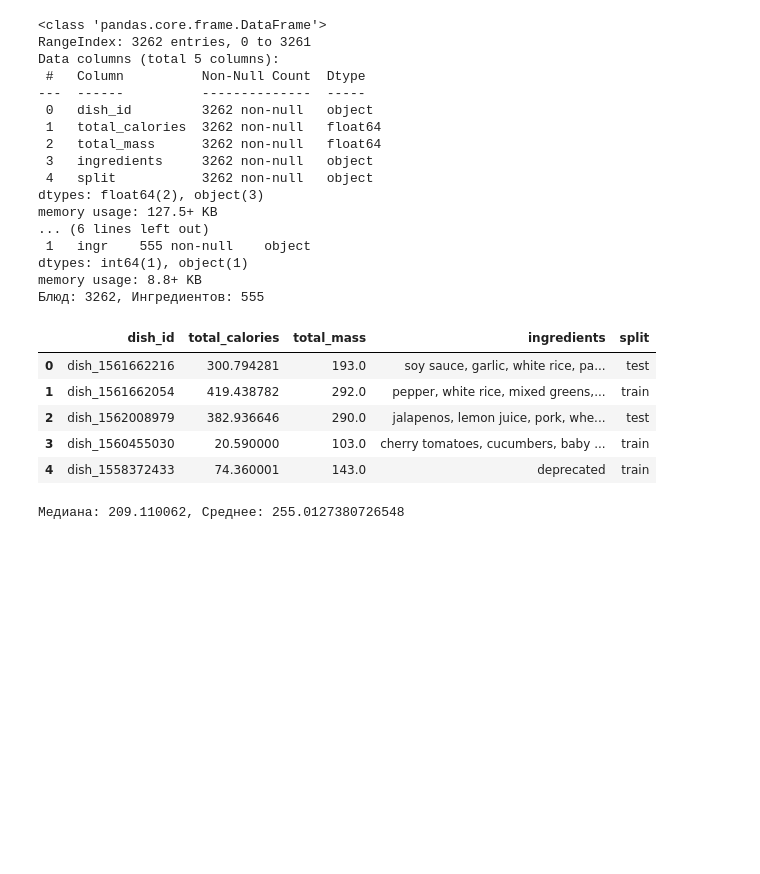
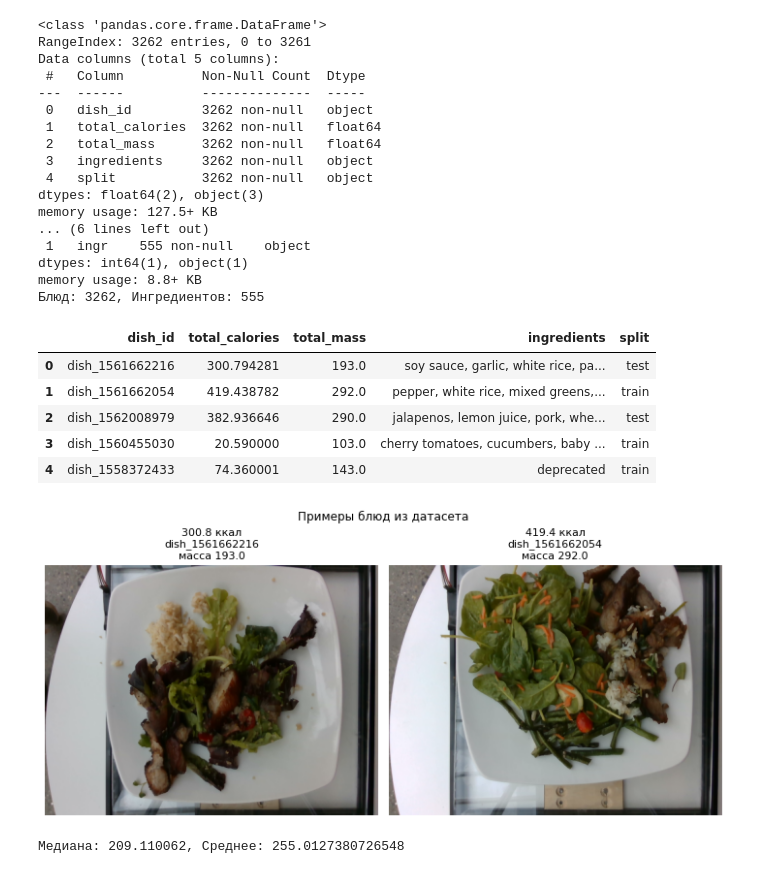
Before and after one commit to d3l0st/dish_anilsys, a Jupyter notebook: notebook_rusakov.ipynb, the cells around one changed output. Drawn from its saved outputs; the diff is of its cells as text; code cells hidden in the pictures; blank space fills up the shorter version.

```diff
--- a/notebook_rusakov.ipynb
+++ b/notebook_rusakov.ipynb
@@ -68,6 +68,30 @@ dishes.head()
 | 2 | dish_1562008979 | 382.936646 | 290.0 | jalapenos, lemon juice, pork, whe... | test |
 | 3 | dish_1560455030 | 20.590000 | 103.0 | cherry tomatoes, cucumbers, baby ... | train |
 | 4 | dish_1558372433 | 74.360001 | 143.0 | deprecated | train |
+# %%
+def show_dishes(frame, title):
+    n = len(frame)
+    fig, axes = plt.subplots(1, n, figsize=(5 * n, 5))
+    if n == 1:
+        axes = [axes]
+
+    for ax, (_, row) in zip(axes, frame.iterrows()):
+        image = Image.open(os.path.join("data/images", row["dish_id"], "rgb.png"))
+        ax.imshow(image)
+        ax.set_title(
+            f"{row['total_calories']:.1f} ккал\n{row['dish_id']}\nмасса {row['total_mass']:.1f}",
+            fontsize=11,
+        )
+        ax.axis("off")
+
+    fig.suptitle(title)
+    plt.tight_layout()
+    plt.show()
+
+
+show_dishes(dishes.head(2), "Примеры блюд из датасета")
+# %% [output]
+[figure, added]
 # %%
 plt.figure(figsize=(10, 5))
 plt.hist(dishes['total_calories'], bins=50)
```
Also changed, not shown: parts of 5 cells of this notebook.
